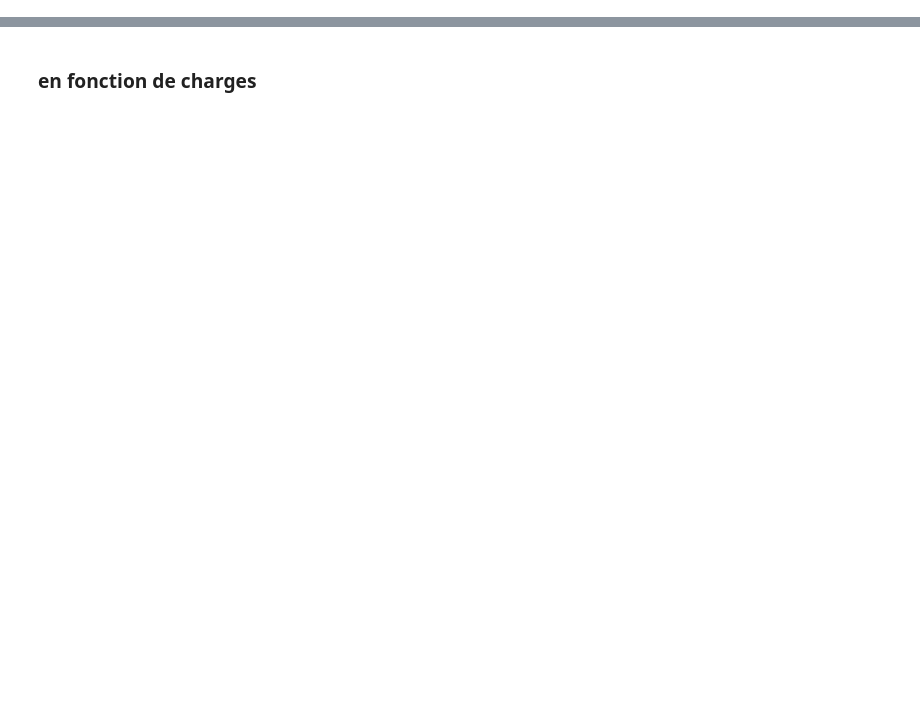
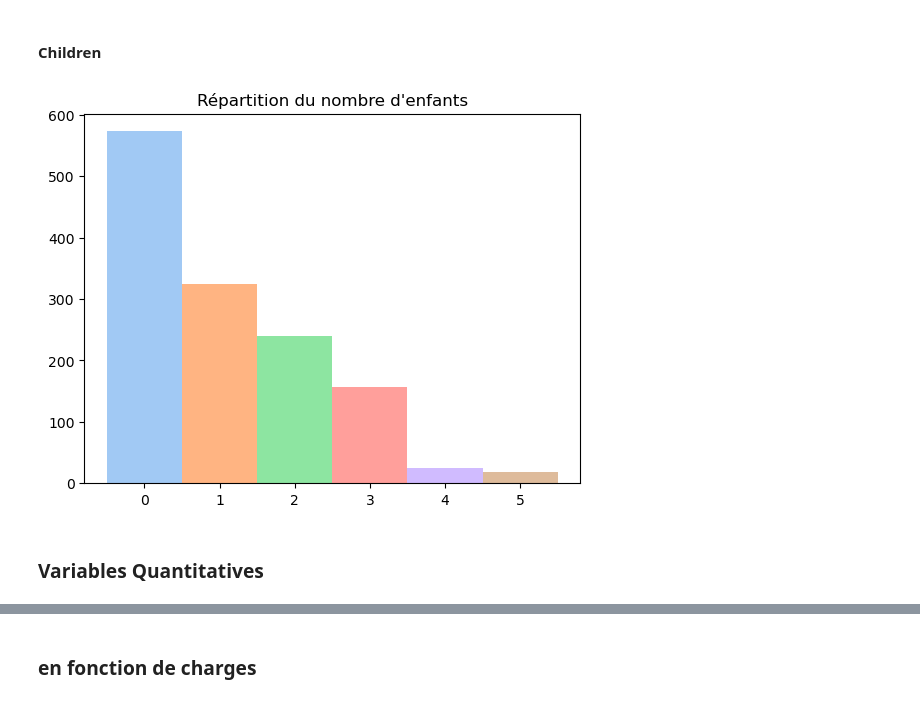
Before and after one commit to EliasMez/assurance, a Jupyter notebook: analyse.ipynb, the cells around one changed output, grey strips where cells are left out. Saved outputs shown, nothing was run; the diff lists cells and outputs as text; code cells hidden in the pictures; blank space fills up the shorter version.

```diff
--- a/analyse.ipynb
+++ b/analyse.ipynb
@@ -105,0 +58,12 @@ les valeurs supérieurs à 34524.78 seront considérées comme des valeurs aberr
+# %% [markdown]
+#### Children
+# %%
+colors = sns.color_palette('pastel')
+labels=[0,1,2,3,4,5]
+plt.bar(labels,df_assurance['children'].value_counts(), color = colors, width=1)
+plt.title("Répartition du nombre d'enfants")
+plt.show()
+# %% [output]
+[figure, added]
+# %% [markdown]
+### Variables Quantitatives
```
Also changed, not shown: parts of 122 cells of this notebook, 4 other files.
